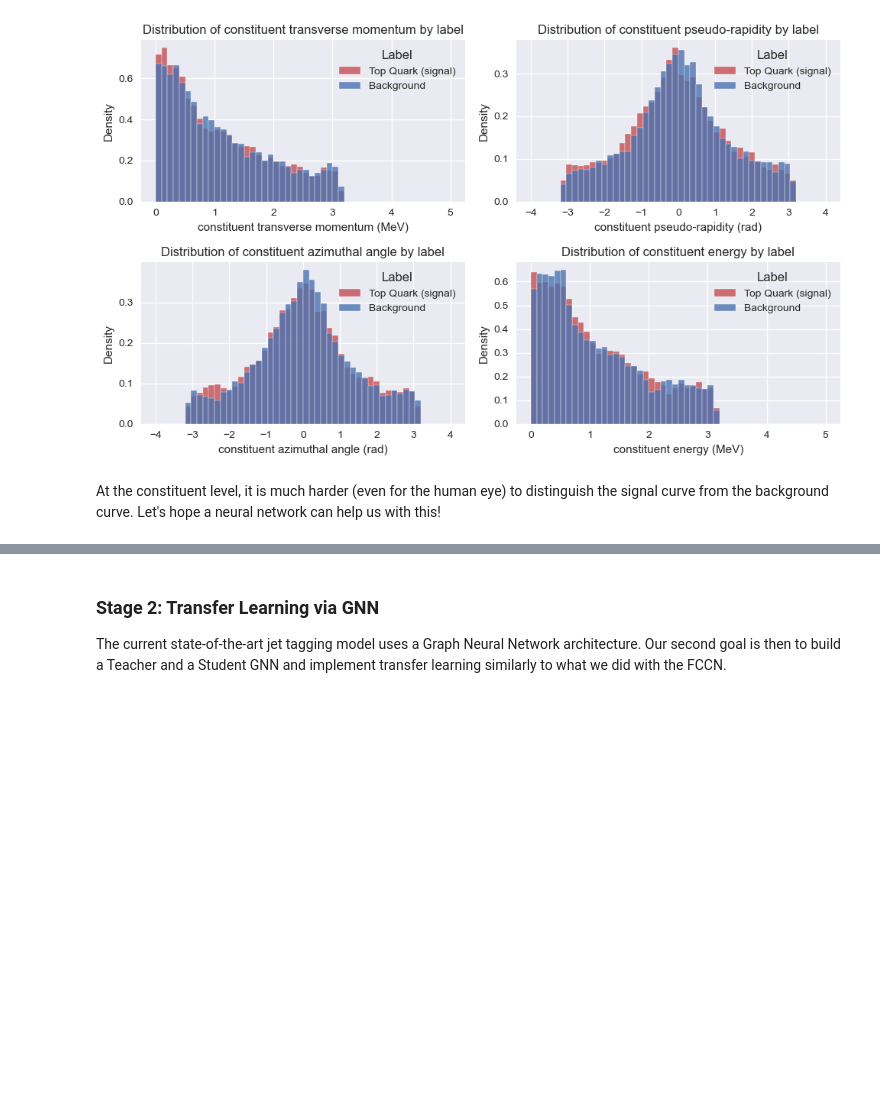
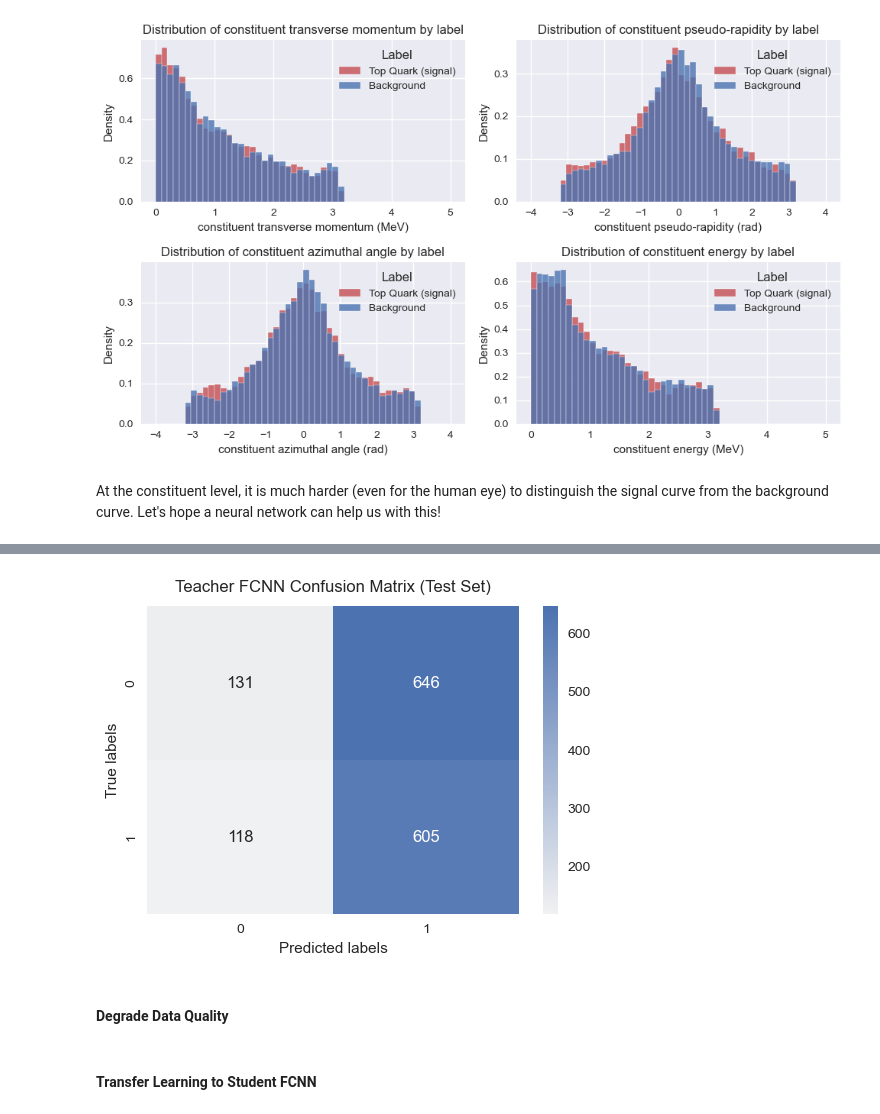
Before and after one commit to baron-de-montblanc/DL-Final-Project, a Jupyter notebook: workbook_FCNN.ipynb, the cells around one changed output, grey strips where cells are left out. Saved outputs shown, nothing was run; the diff lists cells and outputs as text; code cells hidden in the pictures; blank space fills up the shorter version.

```diff
--- a/workbook.ipynb
+++ b/workbook_FCNN.ipynb
@@ -69 +159,16 @@ As a first step, we would like to ensure that we understand how to implement tra
+# %%
+from visualize import plot_confusion_matrices
+
+true = []
+pred = []
+for d, l in test_set:
+    d = d.unsqueeze(0)  # at the batch dimension that the model expects
+    true.append(int(l))
+    pred.append(round(teacher_fcnn(d).item()))
+
+plot_confusion_matrices(true, pred, "Teacher FCNN")
+# %% [output]
+[figure, added]
+# %% [markdown]
+#### Degrade Data Quality
 # %%
@@ -71,5 +176,3 @@ As a first step, we would like to ensure that we understand how to implement tra
-# %% [markdown]
-### Stage 2: Transfer Learning via GNN
-
-The current state-of-the-art jet tagging model uses a Graph Neural Network architecture. Our second goal is then to build a Teacher and a Student GNN and implement transfer learning similarly to what we did with the FCCN.
+# %% [markdown]
+#### Transfer Learning to Student FCNN
 # %%
```
Also changed, not shown: parts of 12 cells of this notebook, 4 other files.
